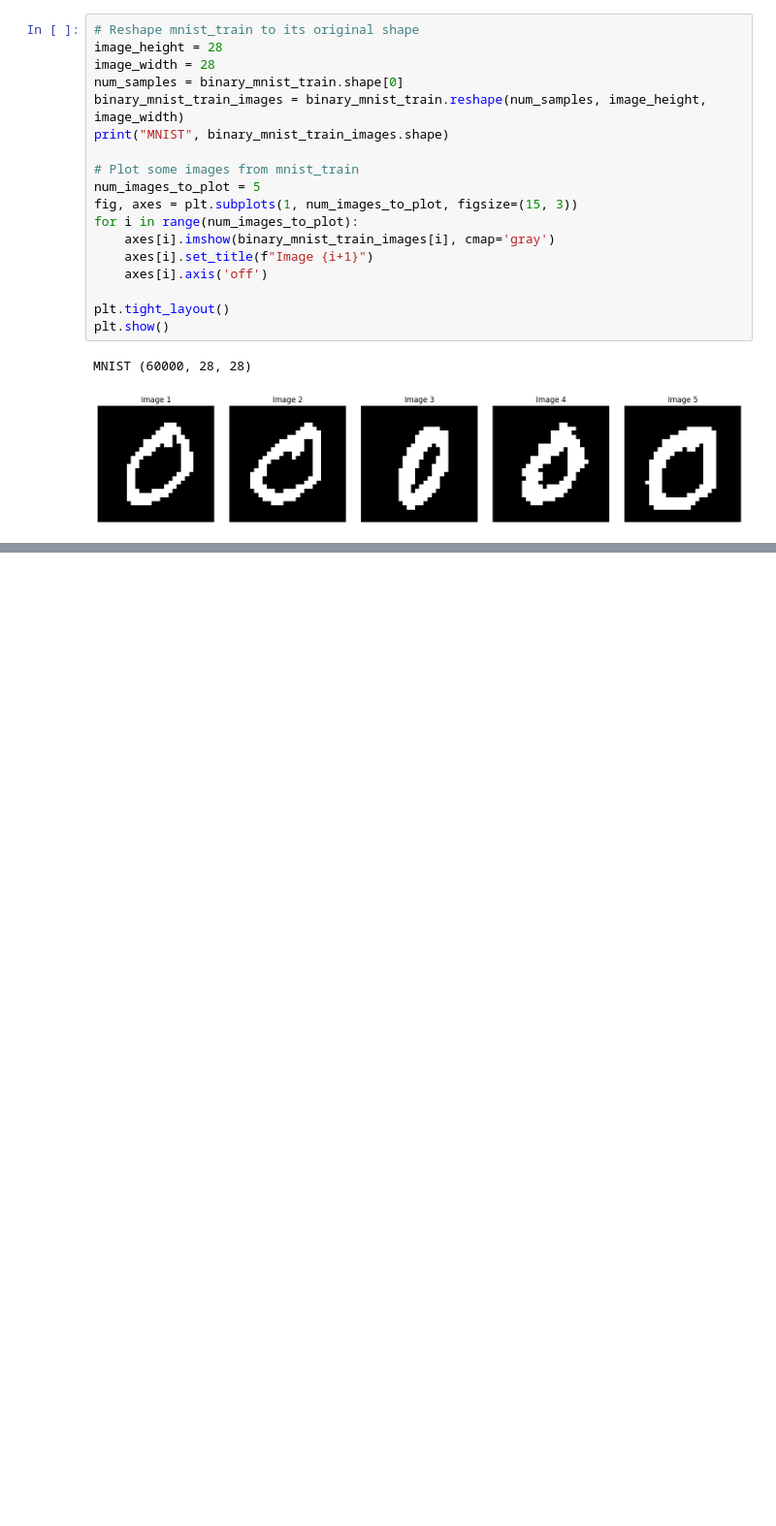
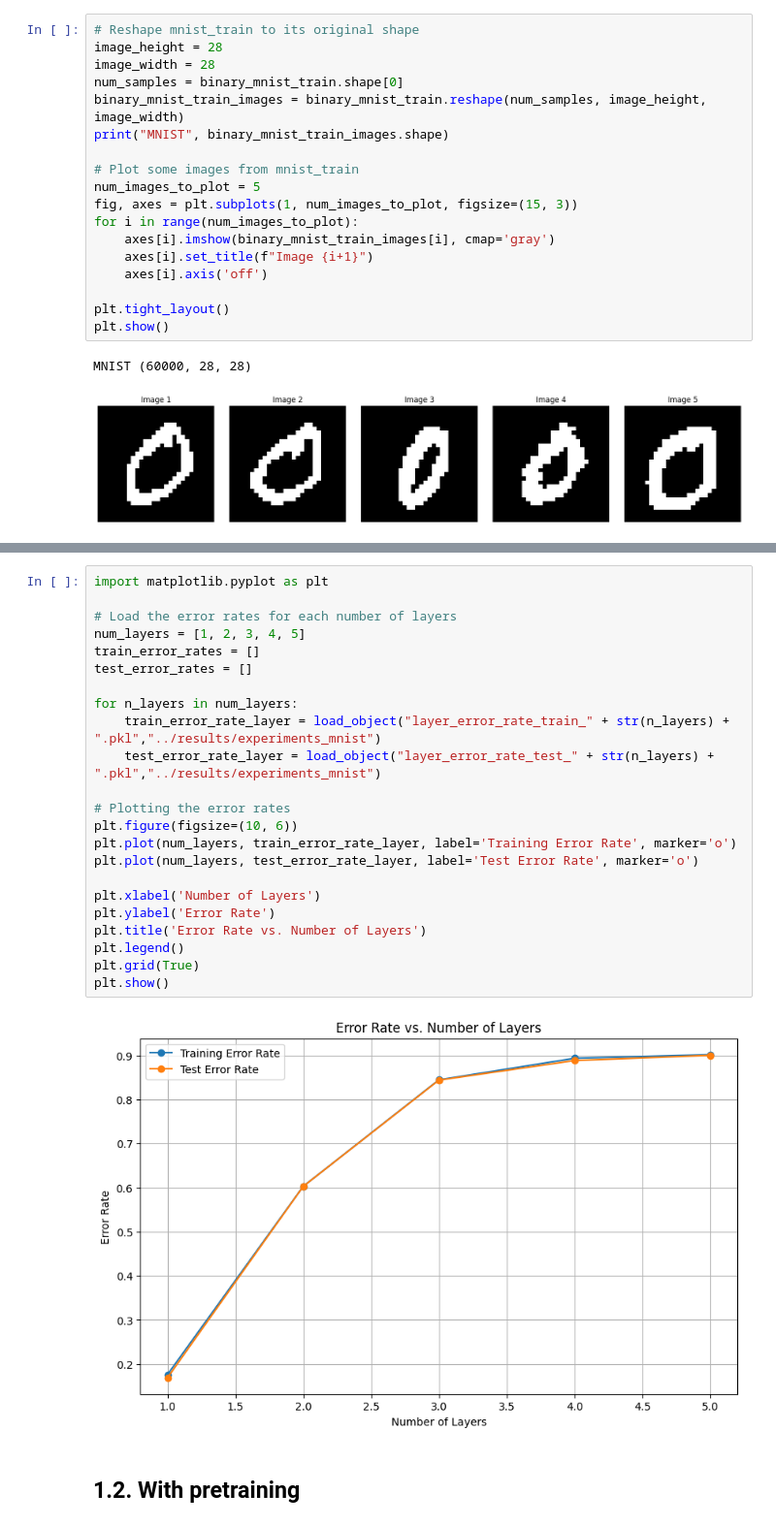
Before and after one commit to Yedson54/DeepLearning2-Project-M2DS, a Jupyter notebook: notebook/experiments_application.ipynb, the cells around one changed output, grey strips where cells are left out. Shown at 97% size. Saved outputs shown, nothing was run; the diff lists cells and outputs as text; blank space fills up the shorter version.

Commit message:
feat: new notebook for experiments

```diff
--- a/notebook/experiments_application.ipynb
+++ b/notebook/experiments_application.ipynb
@@ -717,0 +422,27 @@ experiment_neurons(
+# %%
+import matplotlib.pyplot as plt
+
+# Load the error rates for each number of layers
+num_layers = [1, 2, 3, 4, 5]
+train_error_rates = []
+test_error_rates = []
+
+for n_layers in num_layers:
+    train_error_rate_layer = load_object("layer_error_rate_train_" + str(n_layers) + ".pkl","../results/experiments_mnist")
+    test_error_rate_layer = load_object("layer_error_rate_test_" + str(n_layers) + ".pkl","../results/experiments_mnist")
+
+# Plotting the error rates
+plt.figure(figsize=(10, 6))
+plt.plot(num_layers, train_error_rate_layer, label='Training Error Rate', marker='o')
+plt.plot(num_layers, test_error_rate_layer, label='Test Error Rate', marker='o')
+
+plt.xlabel('Number of Layers')
+plt.ylabel('Error Rate')
+plt.title('Error Rate vs. Number of Layers')
+plt.legend()
+plt.grid(True)
+plt.show()
+# %% [output]
+[figure, added]
+# %% [markdown]
+## 1.2. With pretraining
```
Also changed, not shown: parts of 43 cells of this notebook, 46 other files.
